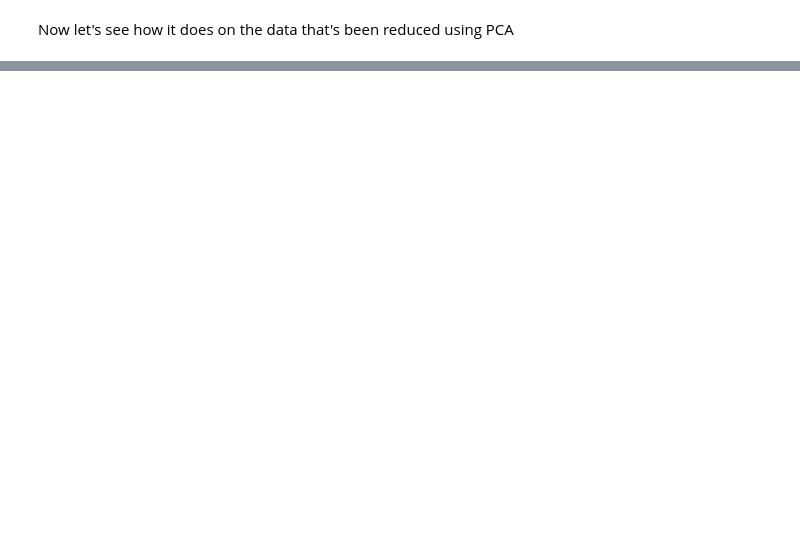
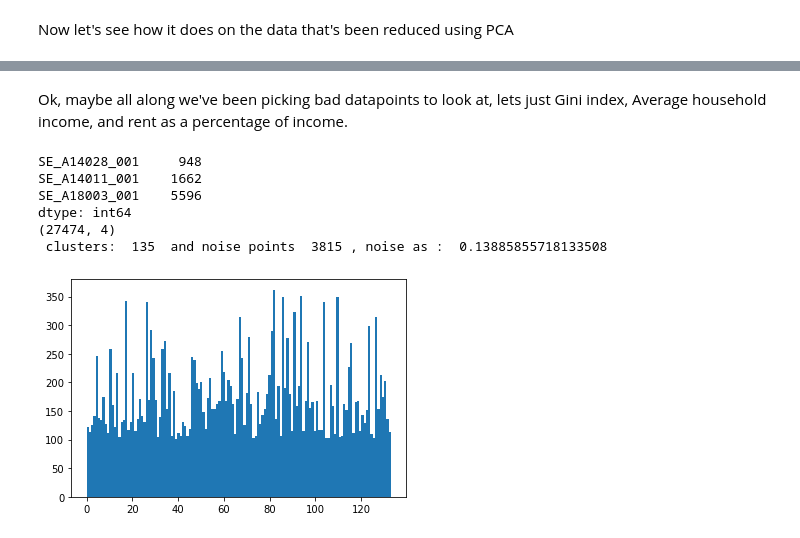
Before and after one commit to joshuajnoble/w207_group_project, a Jupyter notebook: demographics_clustering_DBSCAN.ipynb, the cells around one changed output, grey strips where cells are left out. Saved outputs shown, nothing was run; the diff lists cells and outputs as text; code cells hidden in the pictures; blank space fills up the shorter version.

```diff
--- a/demographics_clustering_DBSCAN.ipynb
+++ b/demographics_clustering_DBSCAN.ipynb
@@ -362,7 +372,7 @@ for cs in cluster_sizes:
     unique_labels = set(labels)
     for k in unique_labels:
         class_member_mask = (labels == k)
-        xy = scaled_all[class_member_mask & core_samples_mask]
+        xy = scaled_all[class_member_mask]
         print("number of members in cluster ", k, ": ", len(xy))
 
     print(" ---------------------------------------------------- ")
@@ -409,0 +463,39 @@ for cs in cluster_sizes:
+# %% [markdown]
+Ok, maybe all along we've been picking bad datapoints to look at, lets just Gini index, Average household income, and rent as a percentage of income.
+# %%
+
+# just gini index and average household income and vacant housing units
+reduced_demos = demographics_data[["zip", "SE_A14028_001", "SE_A14011_001", "SE_A18003_001"]]
+
+null_counts = reduced_demos.isnull().sum()
+print(null_counts[null_counts > 0])
+reduced_demos = reduced_demos.dropna()
+print(reduced_demos.shape)
+#reduced_demos = StandardScaler().fit_transform(reduced_demos)
+
+reduced_demos_no_zip = reduced_demos.drop("zip", axis=1)
+
+clusterer = hdbscan.HDBSCAN(min_cluster_size=100, min_samples=3, cluster_selection_method='leaf')
+clusterer.fit(reduced_demos_no_zip)
+
+labels = clusterer.labels_
+unique_labels = set(labels)
+print( " clusters: ", len(unique_labels), " and noise points ", (labels == -1).sum(), ", noise as : ", (labels == -1).sum()/len(labels))
+
+label_sum = []
+
+for k in unique_labels:
+    label_sum.append((labels == k).sum())
+
+non_noise = labels[labels != -1]
+
+plt.hist(non_noise, bins=len(unique_labels)-1)
+plt.show()
+# %% [output]
+SE_A14028_001     948
+SE_A14011_001    1662
+SE_A18003_001    5596
+dtype: int64
+(27474, 4)
+ clusters:  135  and noise points  3815 , noise as :  0.13885855718133508
+[figure, added]
```
Also changed, not shown: parts of 14 cells of this notebook.
